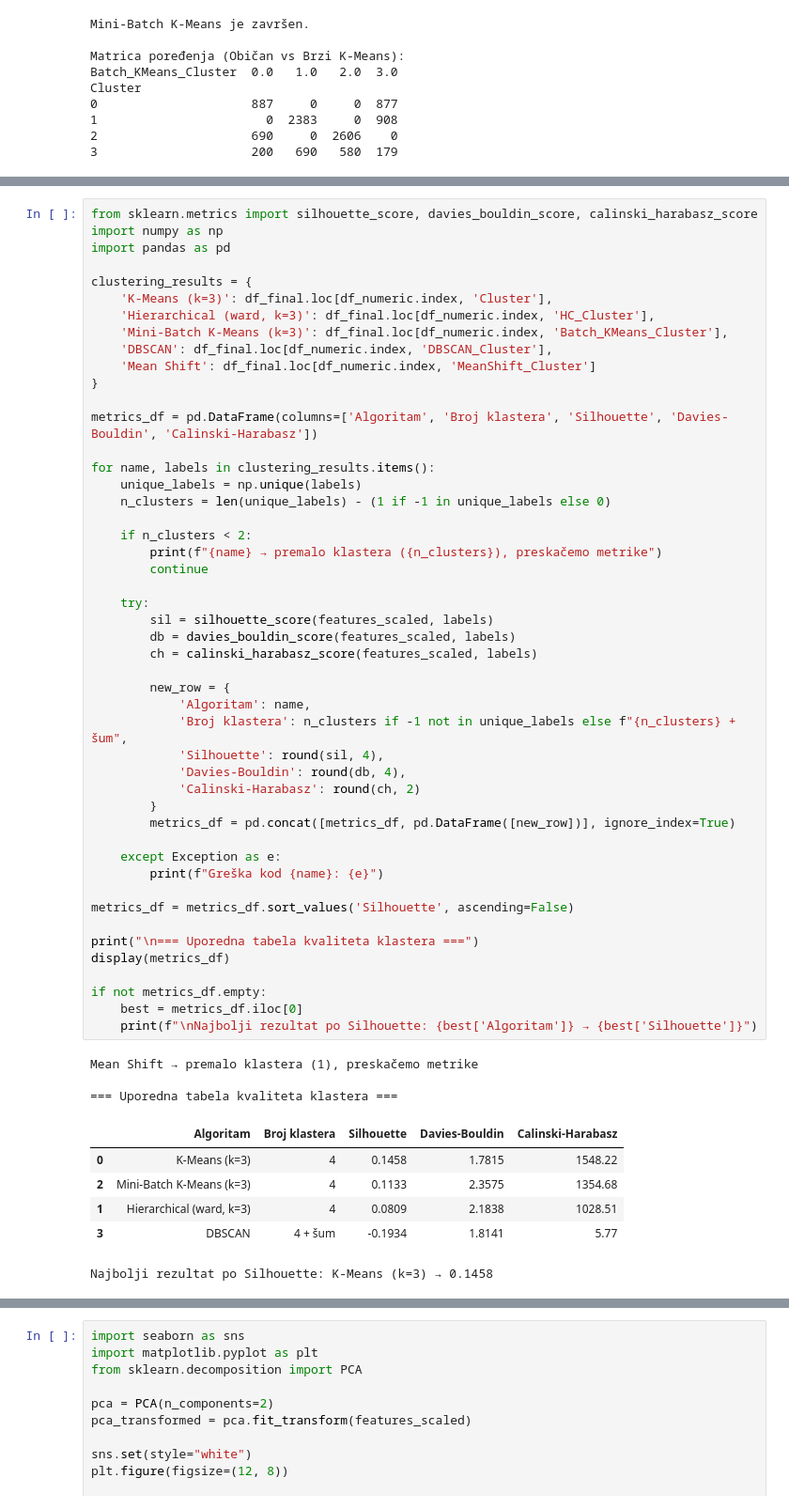
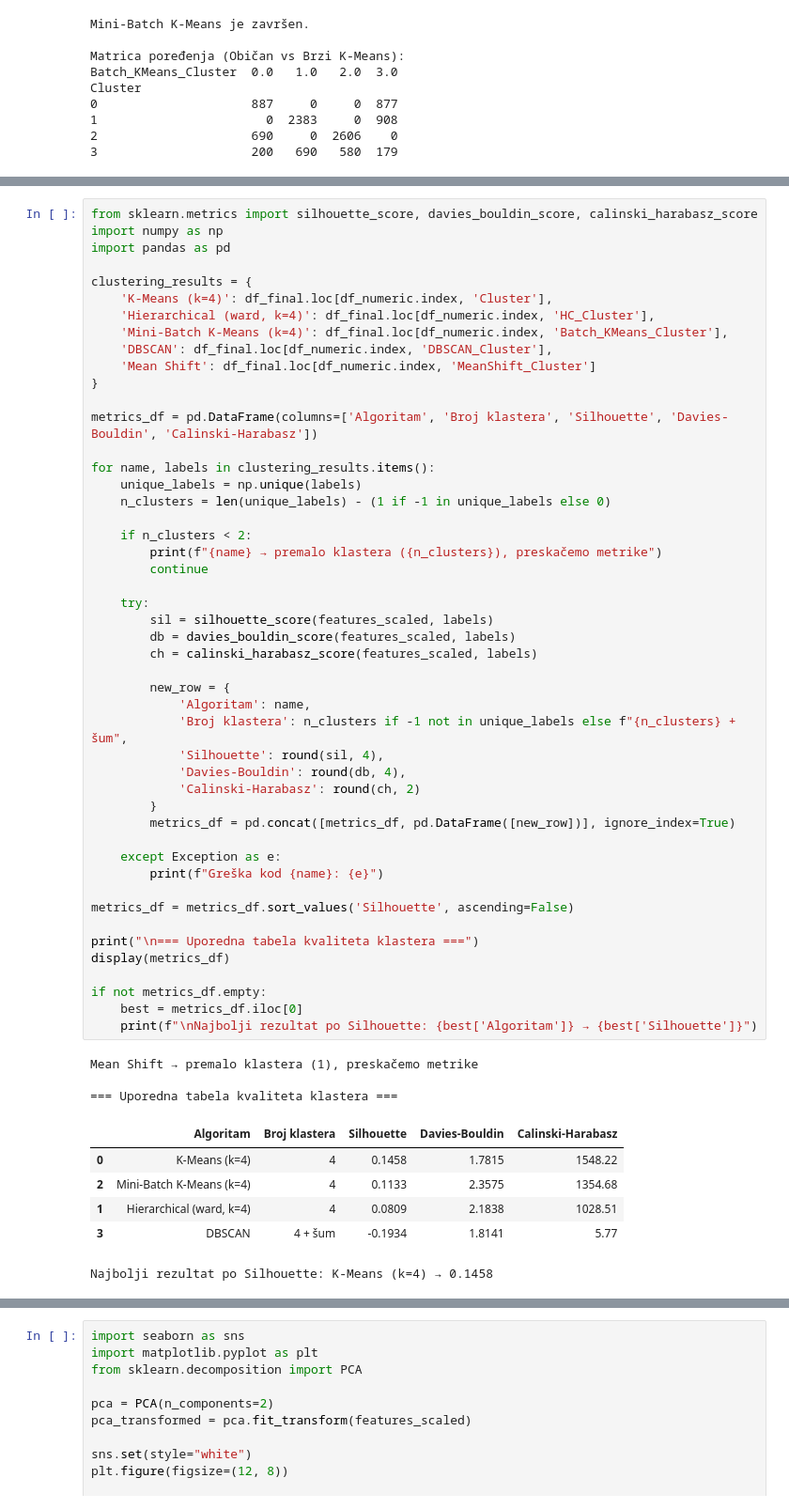
Before and after one commit to mekfluri/Marketing-and-Product-Performance-Dataset-Clustering, a Jupyter notebook: product-and-marketing.ipynb, the cells around one changed output, grey strips where cells are left out. Shown at 94% size. Drawn from its saved outputs; the diff is of its cells as text.

```diff
--- a/product-and-marketing.ipynb
+++ b/product-and-marketing.ipynb
@@ -420,9 +420,9 @@ import numpy as np
 import pandas as pd
 
 clustering_results = {
-    'K-Means (k=3)': df_final.loc[df_numeric.index, 'Cluster'],
-    'Hierarchical (ward, k=3)': df_final.loc[df_numeric.index, 'HC_Cluster'],
-    'Mini-Batch K-Means (k=3)': df_final.loc[df_numeric.index, 'Batch_KMeans_Cluster'],
+    'K-Means (k=4)': df_final.loc[df_numeric.index, 'Cluster'],
+    'Hierarchical (ward, k=4)': df_final.loc[df_numeric.index, 'HC_Cluster'],
+    'Mini-Batch K-Means (k=4)': df_final.loc[df_numeric.index, 'Batch_KMeans_Cluster'],
     'DBSCAN': df_final.loc[df_numeric.index, 'DBSCAN_Cluster'],
     'Mean Shift': df_final.loc[df_numeric.index, 'MeanShift_Cluster']
 }
@@ -440,36 +440,36 @@ for name, labels in clustering_results.items():
     try:
         sil = silhouette_score(features_scaled, labels)
         db = davies_bouldin_score(features_scaled, labels)
         ch = calinski_harabasz_score(features_scaled, labels)
 
         new_row = {
             'Algoritam': name,
             'Broj klastera': n_clusters if -1 not in unique_labels else f"{n_clusters} + šum",
             'Silhouette': round(sil, 4),
             'Davies-Bouldin': round(db, 4),
             'Calinski-Harabasz': round(ch, 2)
         }
         metrics_df = pd.concat([metrics_df, pd.DataFrame([new_row])], ignore_index=True)
 
     except Exception as e:
         print(f"Greška kod {name}: {e}")
 
 metrics_df = metrics_df.sort_values('Silhouette', ascending=False)
 
 print("\n=== Uporedna tabela kvaliteta klastera ===")
 display(metrics_df)
 
 if not metrics_df.empty:
     best = metrics_df.iloc[0]
     print(f"\nNajbolji rezultat po Silhouette: {best['Algoritam']} → {best['Silhouette']}")
 # %% [output]
 Mean Shift → premalo klastera (1), preskačemo metrike
 
 === Uporedna tabela kvaliteta klastera ===
 |  | Algoritam | Broj klastera | Silhouette | Davies-Bouldin | Calinski-Harabasz |
-| 0 | K-Means (k=3) | 4 | 0.1458 | 1.7815 | 1548.22 |
-| 2 | Mini-Batch K-Means (k=3) | 4 | 0.1133 | 2.3575 | 1354.68 |
-| 1 | Hierarchical (ward, k=3) | 4 | 0.0809 | 2.1838 | 1028.51 |
+| 0 | K-Means (k=4) | 4 | 0.1458 | 1.7815 | 1548.22 |
+| 2 | Mini-Batch K-Means (k=4) | 4 | 0.1133 | 2.3575 | 1354.68 |
+| 1 | Hierarchical (ward, k=4) | 4 | 0.0809 | 2.1838 | 1028.51 |
 | 3 | DBSCAN | 4 + šum | -0.1934 | 1.8141 | 5.77 |
-Najbolji rezultat po Silhouette: K-Means (k=3) → 0.1458
+Najbolji rezultat po Silhouette: K-Means (k=4) → 0.1458
 # %% [markdown]
```
Also changed, not shown: parts of 2 cells of this notebook.
